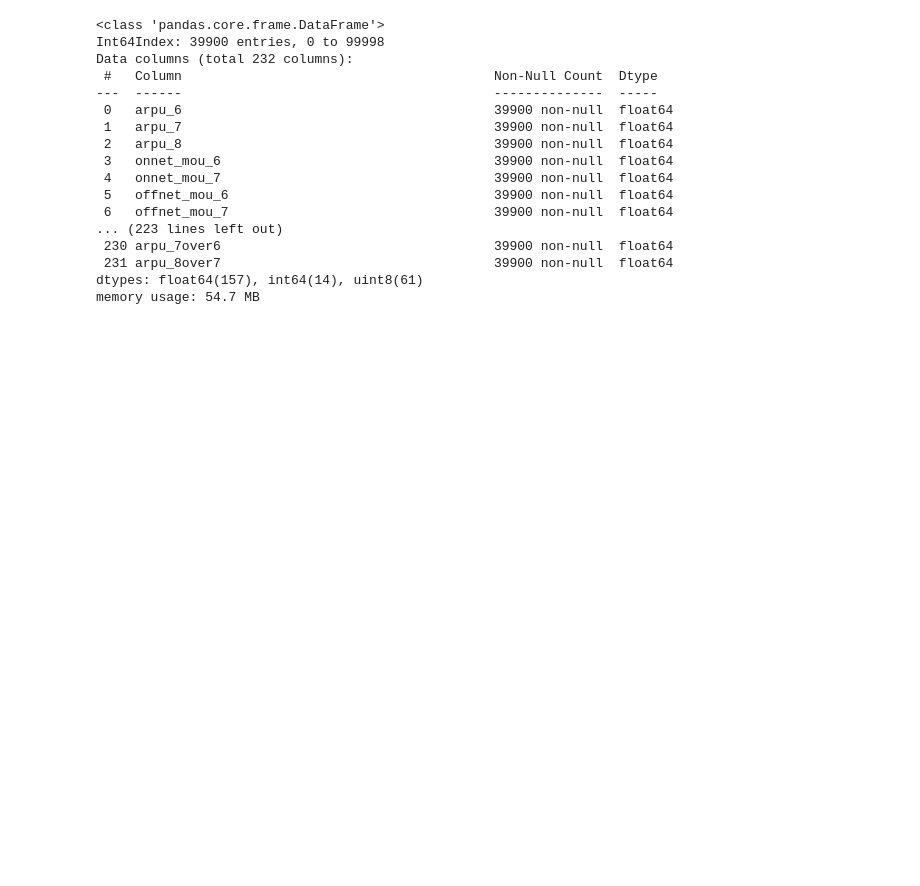
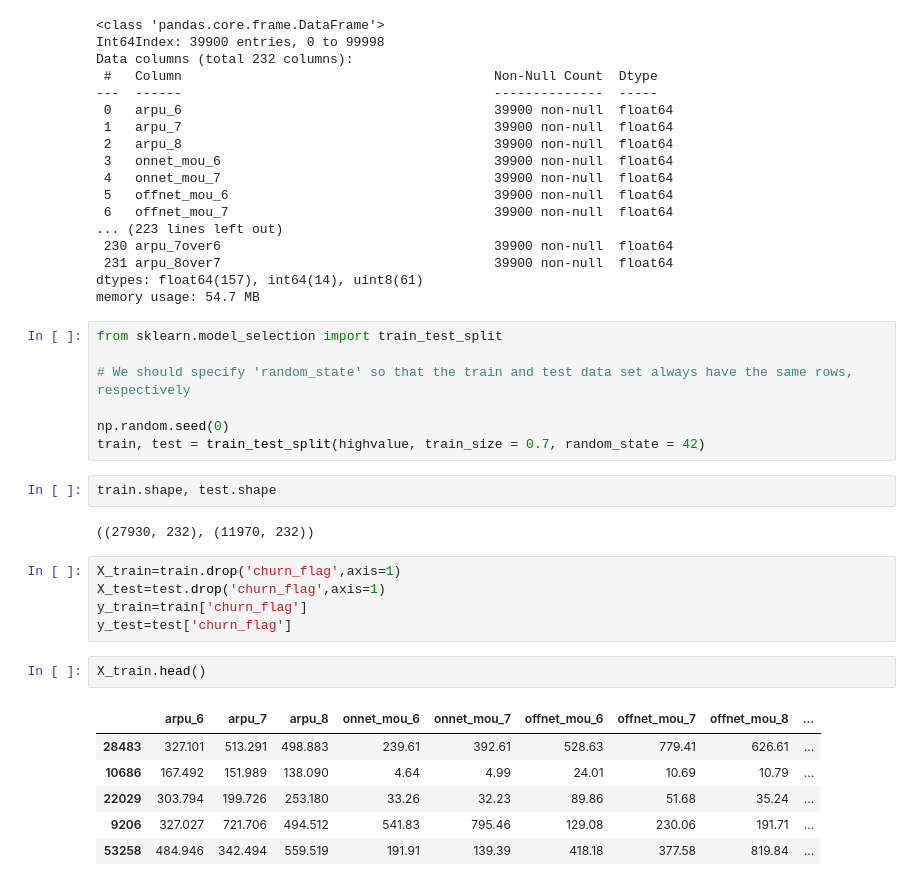
Before and after one commit to Crayon-ShinChan/ids-project, a Jupyter notebook: telecom_large/telecom.ipynb, the cells around one changed output. Drawn from its saved outputs; the diff is of its cells as text; blank space fills up the shorter version.

```diff
--- a/telecom_large/telecom.ipynb
+++ b/telecom_large/telecom.ipynb
@@ -1074,3 +1091,28 @@ Data columns (total 232 columns):
  231 arpu_8over7                                   39900 non-null  float64
 dtypes: float64(157), int64(14), uint8(61)
 memory usage: 54.7 MB
+# %%
+from sklearn.model_selection import train_test_split
+
+# We should specify 'random_state' so that the train and test data set always have the same rows, respectively
+
+np.random.seed(0)
+train, test = train_test_split(highvalue, train_size = 0.7, random_state = 42)
+# %%
+train.shape, test.shape
+# %% [output]
+((27930, 232), (11970, 232))
+# %%
+X_train=train.drop('churn_flag',axis=1)
+X_test=test.drop('churn_flag',axis=1)
+y_train=train['churn_flag']
+y_test=test['churn_flag']
+# %%
+X_train.head()
+# %% [output]
+|  | arpu_6 | arpu_7 | arpu_8 | onnet_mou_6 | onnet_mou_7 | offnet_mou_6 | offnet_mou_7 | offnet_mou_8 | ... |
+| 28483 | 327.101 | 513.291 | 498.883 | 239.61 | 392.61 | 528.63 | 779.41 | 626.61 | ... |
+| 10686 | 167.492 | 151.989 | 138.090 | 4.64 | 4.99 | 24.01 | 10.69 | 10.79 | ... |
+| 22029 | 303.794 | 199.726 | 253.180 | 33.26 | 32.23 | 89.86 | 51.68 | 35.24 | ... |
+| 9206 | 327.027 | 721.706 | 494.512 | 541.83 | 795.46 | 129.08 | 230.06 | 191.71 | ... |
+| 53258 | 484.946 | 342.494 | 559.519 | 191.91 | 139.39 | 418.18 | 377.58 | 819.84 | ... |
```
Also changed, not shown: parts of 21 cells of this notebook.
